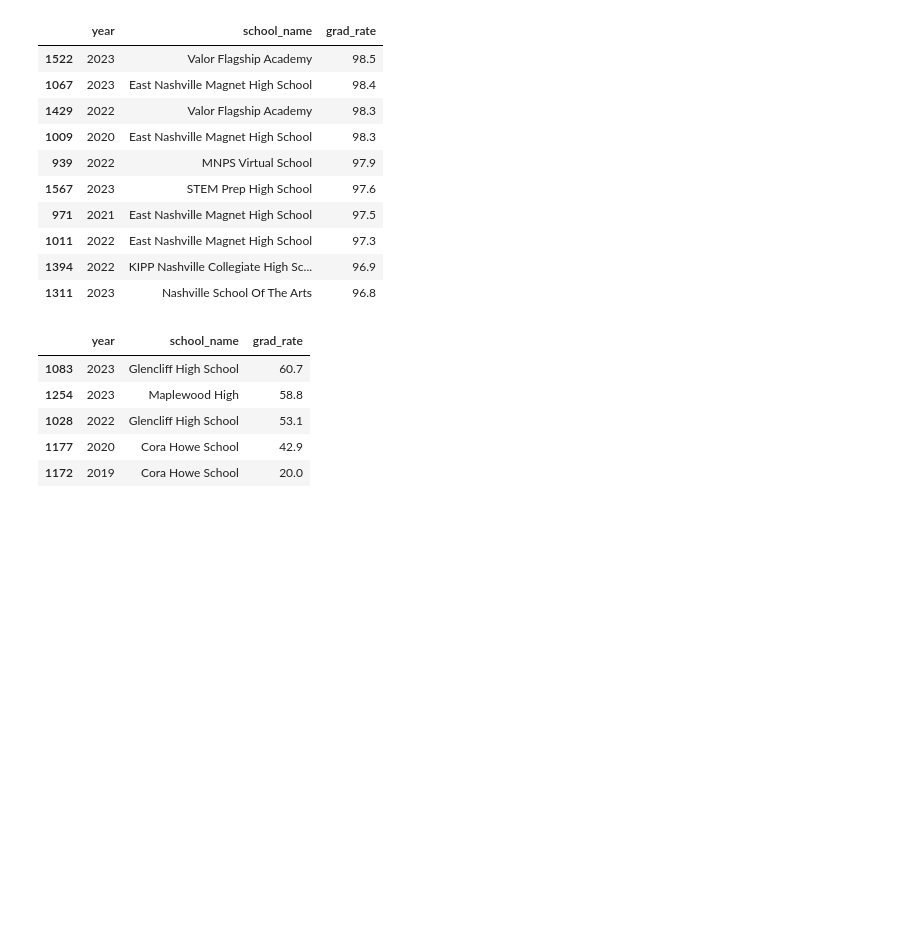
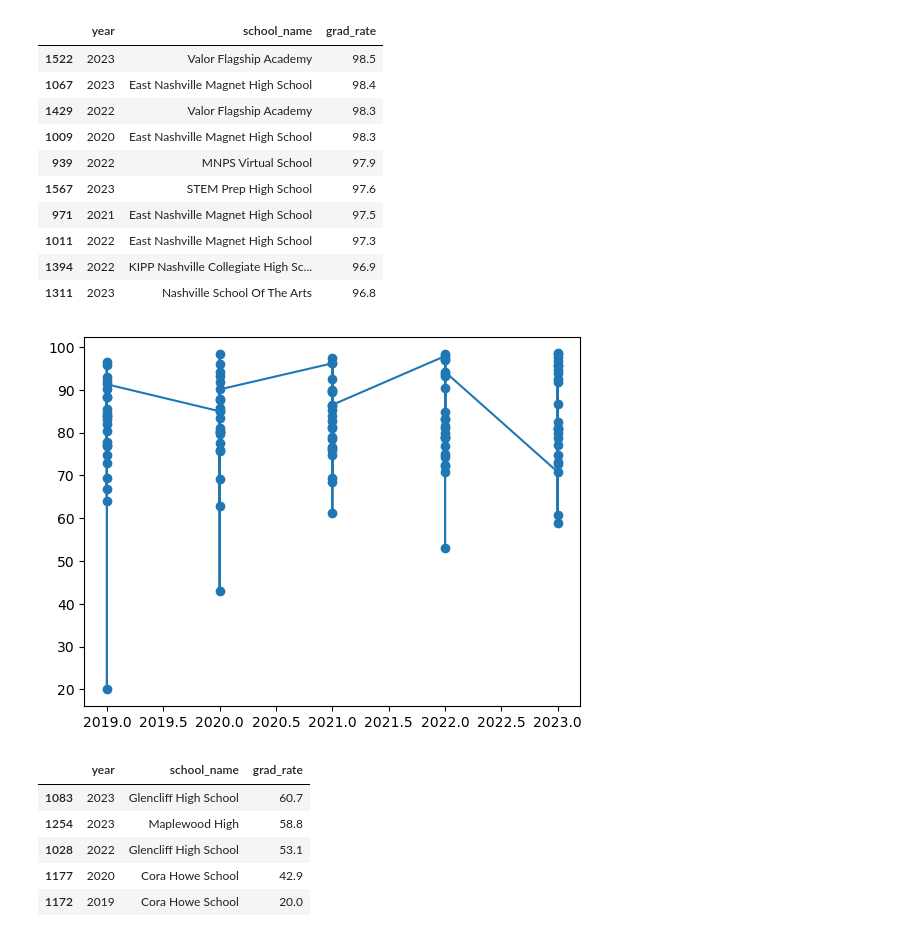
Before and after one commit to ericahen/capstone-da12, a Jupyter notebook: notebooks/combined_grad_rates.ipynb, the cells around one changed output. Cells and saved outputs as stored; diff of their text form; code cells hidden in the pictures; blank space fills up the shorter version.

```diff
--- a/notebooks/combined_grad_rates.ipynb
+++ b/notebooks/combined_grad_rates.ipynb
@@ -453,6 +487,11 @@ top10
 | 1011 | 2022 | East Nashville Magnet High School | 97.3 |
 | 1394 | 2022 | KIPP Nashville Collegiate High Sc... | 96.9 |
 | 1311 | 2023 | Nashville School Of The Arts | 96.8 |
+# %%
+plt.plot('year', 'grad_rate', data=rates, linestyle='-', marker='o')
+plt.show()
+# %% [output]
+[figure, added]
 # %%
 bottom = rates.sort_values('grad_rate', ascending=False).tail(5)
 bottom
```
Also changed, not shown: parts of 5 cells of this notebook.
